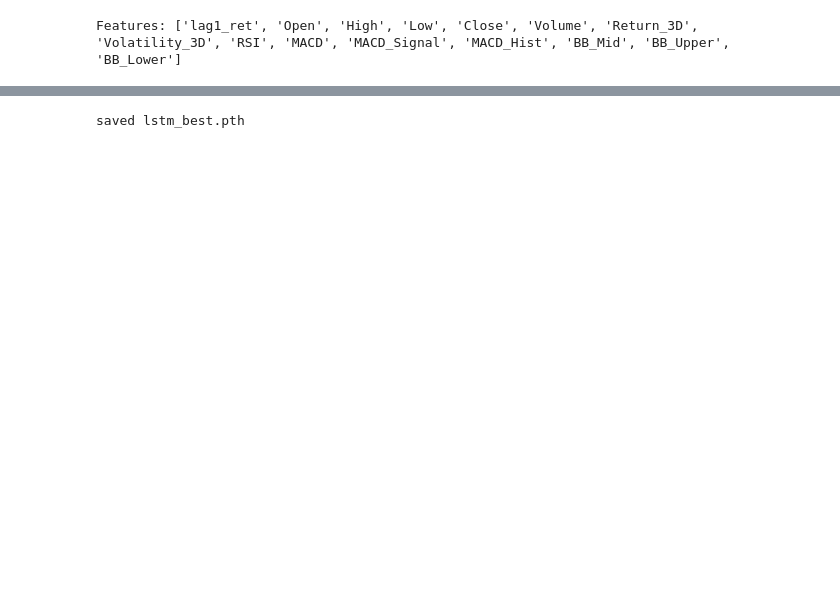
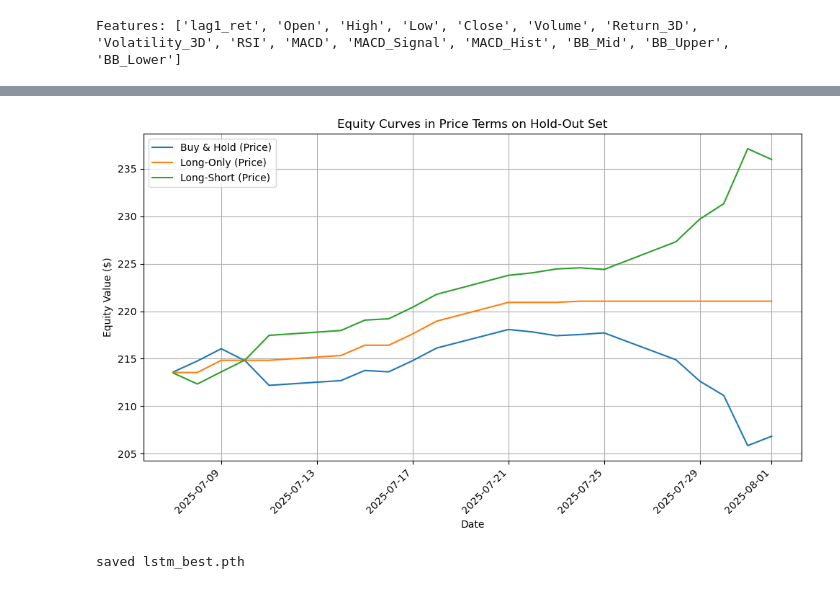
Before and after one commit to NolanMM/Capstones_Stock_Prediction, a Jupyter notebook: currentModels/Walk-Forward.ipynb, the cells around one changed output, grey strips where cells are left out. Saved outputs shown, nothing was run; the diff lists cells and outputs as text; code cells hidden in the pictures; blank space fills up the shorter version.

Commit message:
added strategy display.

```diff
--- a/currentModels/Walk-Forward.ipynb
+++ b/currentModels/Walk-Forward.ipynb
@@ -464,3 +470,54 @@ Hold-out R² 0.894
+# %%
+
+# --- 1) Un-scale preds_hold & y_hold back to raw next-day returns ---
+q_last       = str(df_scaled.index[-1].to_period("Q"))
+m            = scalers_q.get(q_last, scalers_q[sorted(scalers_q.keys())[-1]])
+min_t, max_t = m.data_min_[-1], m.data_max_[-1]
+raw_pred     = preds_hold * (max_t - min_t) + min_t
+raw_actual   = y_hold    * (max_t - min_t) + min_t
+
+# --- 2) Compute daily returns for each strategy ---
+# Buy & Hold
+bh_ret       = raw_actual
+# Long-only: go long when prediction > 0
+strat_lo_ret = (raw_pred > 0).astype(int) * raw_actual
+# Long-short: +1 if pred > 0, –1 if pred < 0
+strat_ls_ret = np.sign(raw_pred) * raw_actual
+
+# --- 3) Build cumulative wealth ---
+wealth_bh = np.cumprod(1 + bh_ret)
+wealth_lo = np.cumprod(1 + strat_lo_ret)
+wealth_ls = np.cumprod(1 + strat_ls_ret)
+
+# --- 4) Convert to price series by multiplying by the last known close ---
+last_price = df["Close"].iloc[-TEST_SIZE-1]
+price_bh   = last_price * wealth_bh
+price_lo   = last_price * wealth_lo
+price_ls   = last_price * wealth_ls
+
+# --- 5) Prepare the actual dates for the hold-out slice ---
+hold_dates = df_scaled.index[-TEST_SIZE:]  # DatetimeIndex
+
+# --- 6) Plot equity curves with real dates on the x-axis ---
+fig, ax = plt.subplots(figsize=(10, 6))
+ax.plot(hold_dates, price_bh, label="Buy & Hold (Price)")
+ax.plot(hold_dates, price_lo, label="Long-Only (Price)")
+ax.plot(hold_dates, price_ls, label="Long-Short (Price)")
+
+# Auto‐locate and format date ticks
+ax.xaxis.set_major_locator(mdates.AutoDateLocator())
+ax.xaxis.set_major_formatter(DateFormatter("%Y-%m-%d"))
+
+plt.title("Equity Curves in Price Terms on Hold-Out Set")
+plt.xlabel("Date")
+plt.ylabel("Equity Value ($)")
+plt.legend()
+plt.grid(True)
+plt.xticks(rotation=45, ha="right")
+plt.tight_layout()
+plt.show()
+# %% [output]
+[figure, added]
 # %%
 torch.save({
     "model_state":  best_row["model_state"],
```
Also changed, not shown: parts of 7 cells of this notebook, 11 other files.
